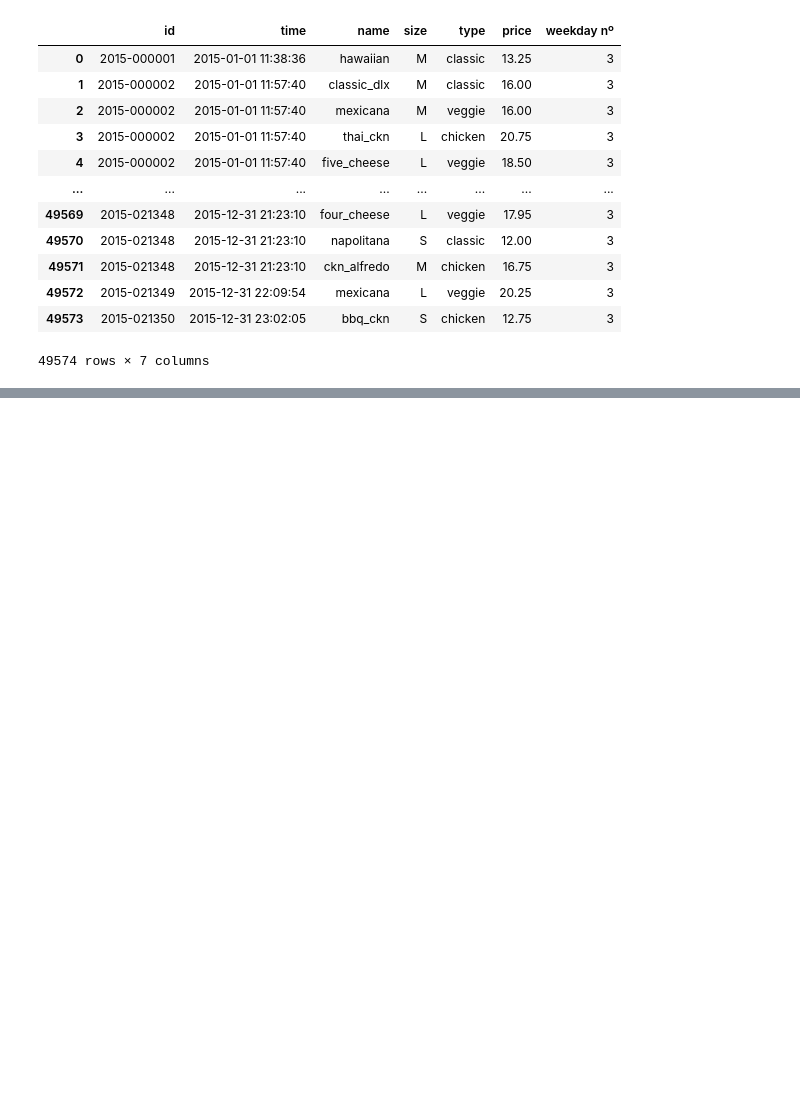
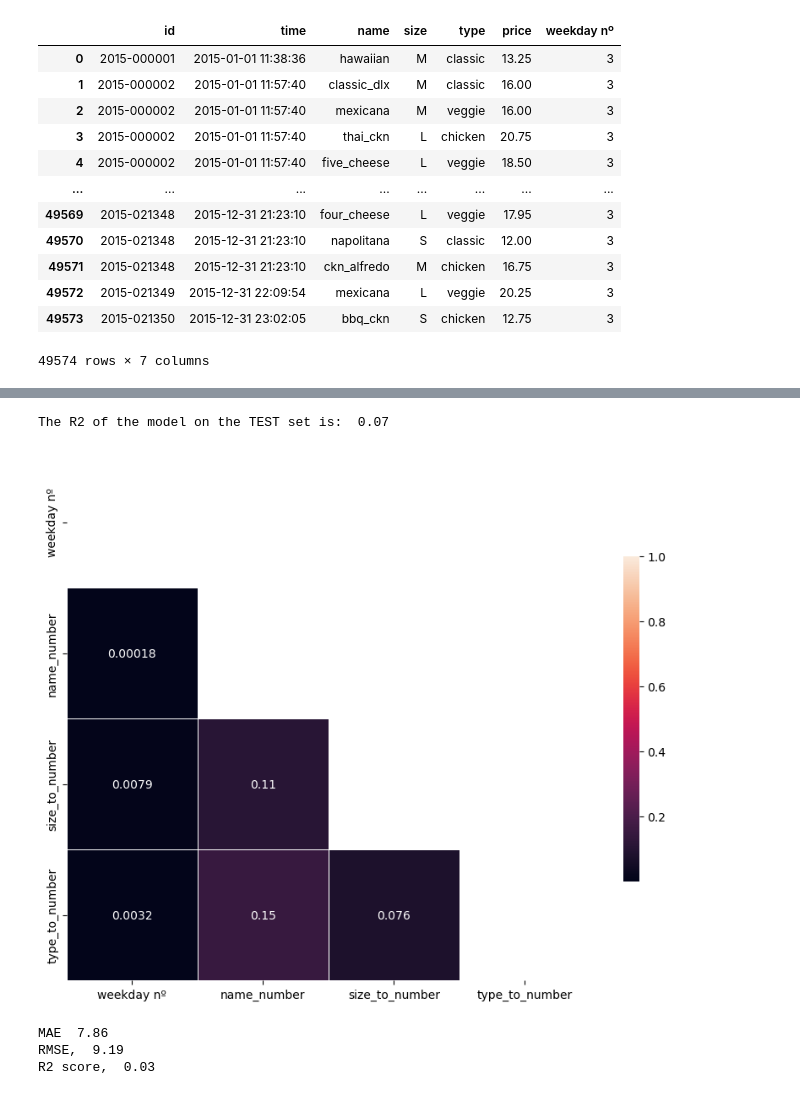
Before and after one commit to IJP99/w7-project-pizza, a Jupyter notebook: Test_Ivan.ipynb, the cells around one changed output, grey strips where cells are left out. Saved outputs shown, nothing was run; the diff lists cells and outputs as text; code cells hidden in the pictures; blank space fills up the shorter version.

```diff
--- a/Test_Ivan.ipynb
+++ b/Test_Ivan.ipynb
@@ -172,0 +194,2 @@ df
+# %%
+df2 = df2.drop(columns = ["id"])
@@ -172,0 +246,7 @@ df
+# %%
+#Do the same proccess with the size and type column
+
+dict_size = {"S": 1, "M": 2, "L": 3, "XL": 4, "XXL": 5}
+
+df2["size_to_number"] = df2["size"].map(dict_size)
+df2
@@ -172,0 +271,7 @@ df
+# %%
+#Repeat the process in the type column
+
+dict_type = {"classic": 1, "veggie": 2, "chicken": 3, "supreme": 4}
+
+df2["type_to_number"] = df2["type"].map(dict_type)
+df2
@@ -172,0 +292,4 @@ df
+# %%
+features = df2.drop(columns = ["name_number", "name", "size", "type"])
+target = df2["name_number"]
+df_num = df2.drop(columns = ["name", "size", "type"])
@@ -172,0 +330,47 @@ df
+# %%
+#training KNN
+
+from sklearn.neighbors import KNeighborsRegressor
+
+knn = KNeighborsRegressor(n_neighbors=10)
+
+knn.fit(X_train_norm, y_train)
+
+print(f"The R2 of the model on the TEST set is: {knn.score(X_test_norm, y_test): .2f}")
+# %% [output]
+The R2 of the model on the TEST set is:  0.07
+# %%
+#correlation headmap
+
+corr=np.abs(df_num.corr())
+
+#Set up mask for triangle representation
+mask = np.zeros_like(corr, dtype=bool)
+mask[np.triu_indices_from(mask)] = True
+
+# Set up the matplotlib figure
+f, ax = plt.subplots(figsize=(10, 10))
+# Generate a custom diverging colormap
+cmap = sns.diverging_palette(220, 10, as_cmap=True)
+# Draw the heatmap with the mask and correct aspect ratio
+sns.heatmap(corr, mask=mask,  vmax=1,square=True, linewidths=.5, cbar_kws={"shrink": .5},annot = corr)
+
+plt.show()
+# %% [output]
+[figure, added]
+# %%
+#linear regression model
+
+lin_reg = LinearRegression()
+
+lin_reg.fit(X_train_norm, y_train)
+
+pred = lin_reg.predict(X_test_norm)
+
+print(f"MAE {mean_absolute_error(pred, y_test): .2f}")
+print(f"RMSE, {mean_squared_error(pred, y_test, squared=False): .2f}")
+print(f"R2 score, {lin_reg.score(X_test_norm, y_test): .2f}")
+# %% [output]
+MAE  7.86
+RMSE,  9.19
+R2 score,  0.03
```
Also changed, not shown: parts of 27 cells of this notebook, 1 other file.
